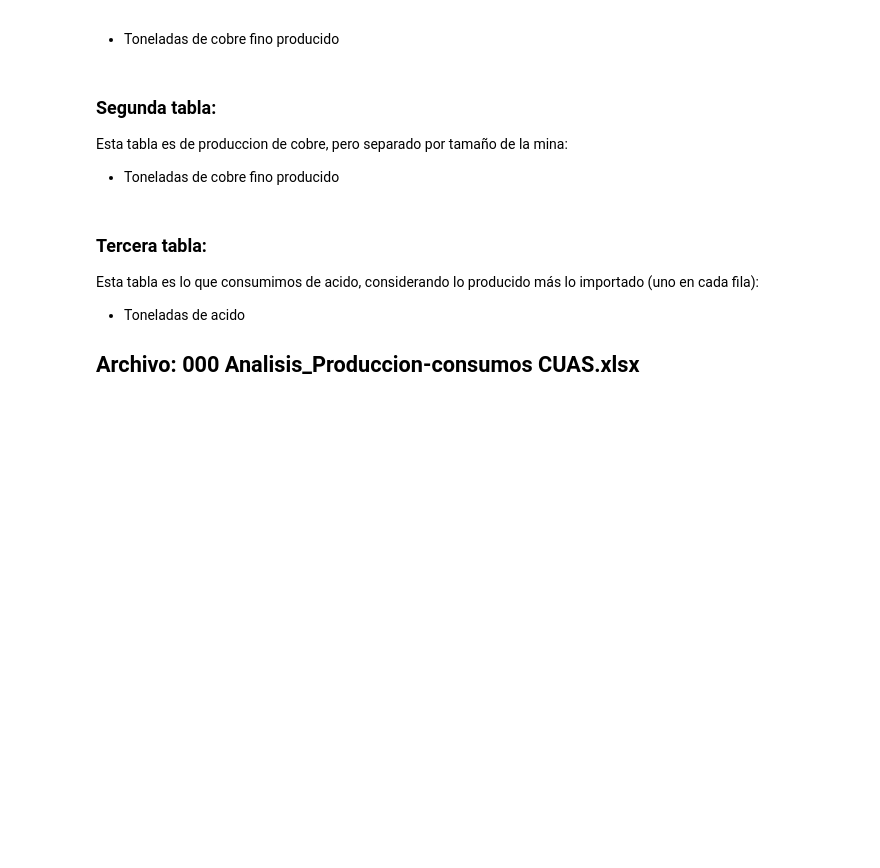
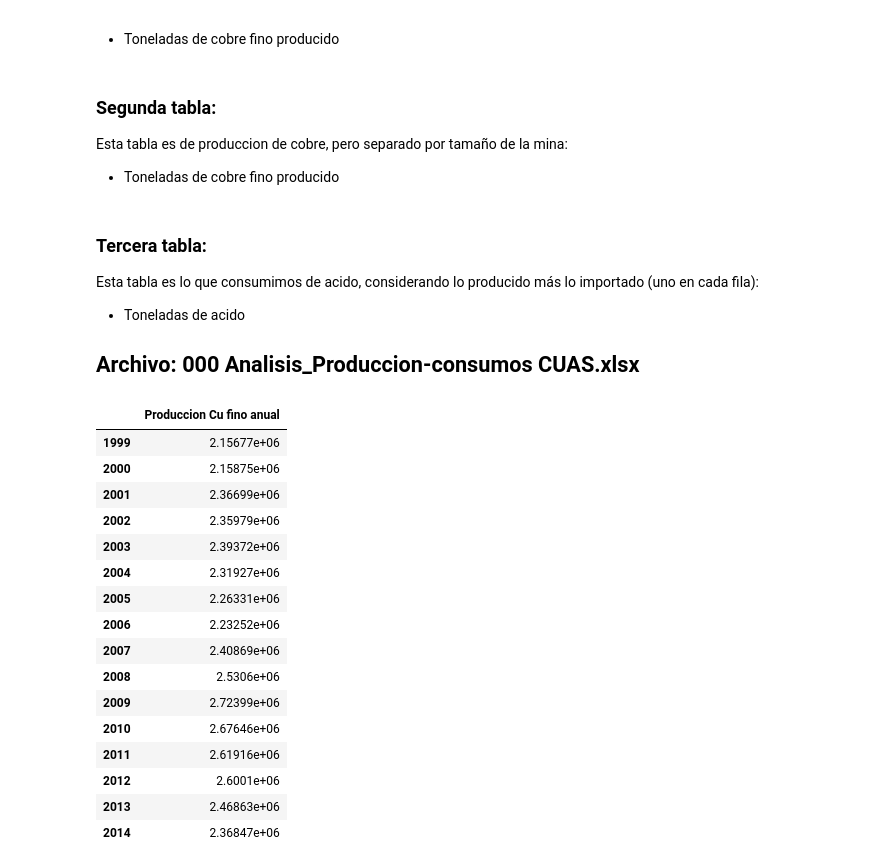
Before and after one commit to jpmerlet/estudio-acidos, a Jupyter notebook: modelos/multi_task_gp.ipynb, the cells around one changed output. Drawn from its saved outputs; the diff is of its cells as text; code cells hidden in the pictures; blank space fills up the shorter version.

```diff
--- a/modelos/multi_task_gp.ipynb
+++ b/modelos/multi_task_gp.ipynb
@@ -56,16 +84,34 @@ tabla2 = tabla2.rename(dicc_years2, axis='columns').loc[61:,:]
 # %%
 # dataframe de la produccion anual de fino
 produccion_fino = pd.DataFrame(tabla1.loc[6,:], index=list(tabla1.columns.values))
 produccion_fino = produccion_fino.rename({6:'Produccion Cu fino anual'}, axis='columns')
 produccion_fino
 
 # dataFrame del consumo total de acido
 consumo_acido = tabla2.transpose()
 consumo_acido = consumo_acido.rename({61:'Produccion',
                                       62:'Importaciones',63:'Total'}, axis='columns')
-# print(produccion_fino)
+produccion_fino
 # print(consumo_acido.astype(int))
 # consumo_acido.astype(int)
+# %% [output]
+|  | Produccion Cu fino anual |
+| 1999 | 2.15677e+06 |
+| 2000 | 2.15875e+06 |
+| 2001 | 2.36699e+06 |
+| 2002 | 2.35979e+06 |
+| 2003 | 2.39372e+06 |
+| 2004 | 2.31927e+06 |
+| 2005 | 2.26331e+06 |
+| 2006 | 2.23252e+06 |
+| 2007 | 2.40869e+06 |
+| 2008 | 2.5306e+06 |
+| 2009 | 2.72399e+06 |
+| 2010 | 2.67646e+06 |
+| 2011 | 2.61916e+06 |
+| 2012 | 2.6001e+06 |
+| 2013 | 2.46863e+06 |
+| 2014 | 2.36847e+06 |
 # %%
 # fig, ax = plt.subplot()
 figura, axe = plt.subplots(nrows=1, ncols=1)
```
Also changed, not shown: parts of 8 cells of this notebook.
